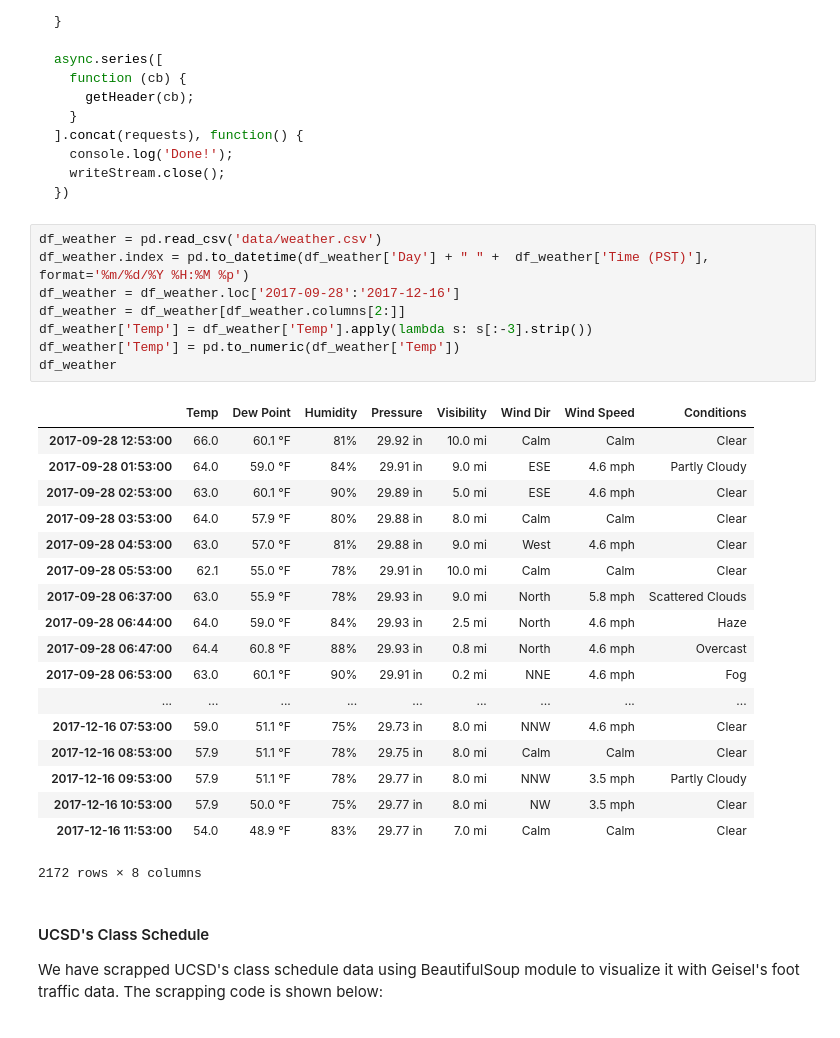
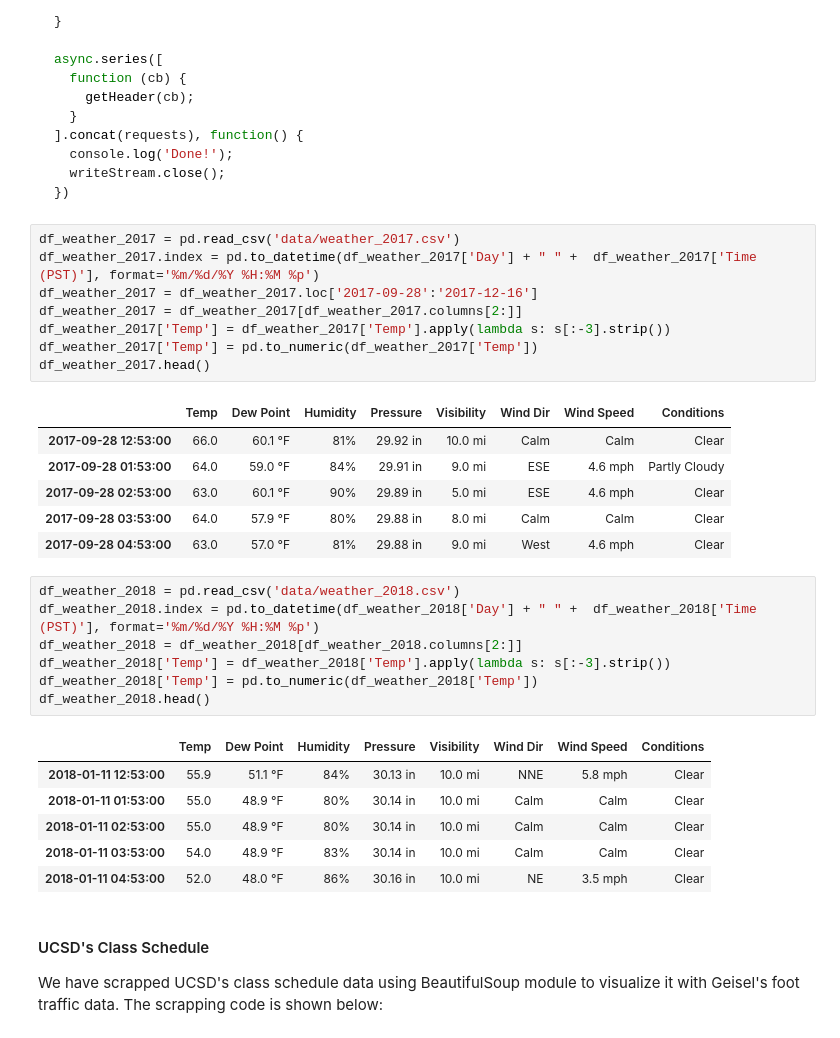
Before and after one commit to kelvinluime/Pr_059, a Jupyter notebook: FinalProject.ipynb, the cells around one changed output. Drawn from its saved outputs; the diff is of its cells as text.

Commit message:
Add 2018 weather for winter quarter

````diff
--- a/FinalProject.ipynb
+++ b/FinalProject.ipynb
@@ -427,32 +427,34 @@ async.series([
 })
 ```
 # %%
-df_weather = pd.read_csv('data/weather.csv')
-df_weather.index = pd.to_datetime(df_weather['Day'] + " " +  df_weather['Time (PST)'], format='%m/%d/%Y %H:%M %p')
-df_weather = df_weather.loc['2017-09-28':'2017-12-16']
-df_weather = df_weather[df_weather.columns[2:]]
-df_weather['Temp'] = df_weather['Temp'].apply(lambda s: s[:-3].strip())
-df_weather['Temp'] = pd.to_numeric(df_weather['Temp'])
-df_weather
+df_weather_2017 = pd.read_csv('data/weather_2017.csv')
+df_weather_2017.index = pd.to_datetime(df_weather_2017['Day'] + " " +  df_weather_2017['Time (PST)'], format='%m/%d/%Y %H:%M %p')
+df_weather_2017 = df_weather_2017.loc['2017-09-28':'2017-12-16']
+df_weather_2017 = df_weather_2017[df_weather_2017.columns[2:]]
+df_weather_2017['Temp'] = df_weather_2017['Temp'].apply(lambda s: s[:-3].strip())
+df_weather_2017['Temp'] = pd.to_numeric(df_weather_2017['Temp'])
+df_weather_2017.head()
 # %% [output]
 |  | Temp | Dew Point | Humidity | Pressure | Visibility | Wind Dir | Wind Speed | Conditions |
 | 2017-09-28 12:53:00 | 66.0 | 60.1 °F | 81% | 29.92 in | 10.0 mi | Calm | Calm | Clear |
 | 2017-09-28 01:53:00 | 64.0 | 59.0 °F | 84% | 29.91 in | 9.0 mi | ESE | 4.6 mph | Partly Cloudy |
 | 2017-09-28 02:53:00 | 63.0 | 60.1 °F | 90% | 29.89 in | 5.0 mi | ESE | 4.6 mph | Clear |
 | 2017-09-28 03:53:00 | 64.0 | 57.9 °F | 80% | 29.88 in | 8.0 mi | Calm | Calm | Clear |
 | 2017-09-28 04:53:00 | 63.0 | 57.0 °F | 81% | 29.88 in | 9.0 mi | West | 4.6 mph | Clear |
-| 2017-09-28 05:53:00 | 62.1 | 55.0 °F | 78% | 29.91 in | 10.0 mi | Calm | Calm | Clear |
-| 2017-09-28 06:37:00 | 63.0 | 55.9 °F | 78% | 29.93 in | 9.0 mi | North | 5.8 mph | Scattered Clouds |
-| 2017-09-28 06:44:00 | 64.0 | 59.0 °F | 84% | 29.93 in | 2.5 mi | North | 4.6 mph | Haze |
-| 2017-09-28 06:47:00 | 64.4 | 60.8 °F | 88% | 29.93 in | 0.8 mi | North | 4.6 mph | Overcast |
-| 2017-09-28 06:53:00 | 63.0 | 60.1 °F | 90% | 29.91 in | 0.2 mi | NNE | 4.6 mph | Fog |
-| ... | ... | ... | ... | ... | ... | ... | ... | ... |
-| 2017-12-16 07:53:00 | 59.0 | 51.1 °F | 75% | 29.73 in | 8.0 mi | NNW | 4.6 mph | Clear |
-| 2017-12-16 08:53:00 | 57.9 | 51.1 °F | 78% | 29.75 in | 8.0 mi | Calm | Calm | Clear |
-| 2017-12-16 09:53:00 | 57.9 | 51.1 °F | 78% | 29.77 in | 8.0 mi | NNW | 3.5 mph | Partly Cloudy |
-| 2017-12-16 10:53:00 | 57.9 | 50.0 °F | 75% | 29.77 in | 8.0 mi | NW | 3.5 mph | Clear |
-| 2017-12-16 11:53:00 | 54.0 | 48.9 °F | 83% | 29.77 in | 7.0 mi | Calm | Calm | Clear |
-2172 rows × 8 columns
+# %%
+df_weather_2018 = pd.read_csv('data/weather_2018.csv')
+df_weather_2018.index = pd.to_datetime(df_weather_2018['Day'] + " " +  df_weather_2018['Time (PST)'], format='%m/%d/%Y %H:%M %p')
+df_weather_2018 = df_weather_2018[df_weather_2018.columns[2:]]
+df_weather_2018['Temp'] = df_weather_2018['Temp'].apply(lambda s: s[:-3].strip())
+df_weather_2018['Temp'] = pd.to_numeric(df_weather_2018['Temp'])
+df_weather_2018.head()
+# %% [output]
+|  | Temp | Dew Point | Humidity | Pressure | Visibility | Wind Dir | Wind Speed | Conditions |
+| 2018-01-11 12:53:00 | 55.9 | 51.1 °F | 84% | 30.13 in | 10.0 mi | NNE | 5.8 mph | Clear |
+| 2018-01-11 01:53:00 | 55.0 | 48.9 °F | 80% | 30.14 in | 10.0 mi | Calm | Calm | Clear |
+| 2018-01-11 02:53:00 | 55.0 | 48.9 °F | 80% | 30.14 in | 10.0 mi | Calm | Calm | Clear |
+| 2018-01-11 03:53:00 | 54.0 | 48.9 °F | 83% | 30.14 in | 10.0 mi | Calm | Calm | Clear |
+| 2018-01-11 04:53:00 | 52.0 | 48.0 °F | 86% | 30.16 in | 10.0 mi | NE | 3.5 mph | Clear |
 # %% [markdown]
 #### UCSD's Class Schedule
 
````
Also changed, not shown: parts of 19 cells of this notebook, 2 other files.
